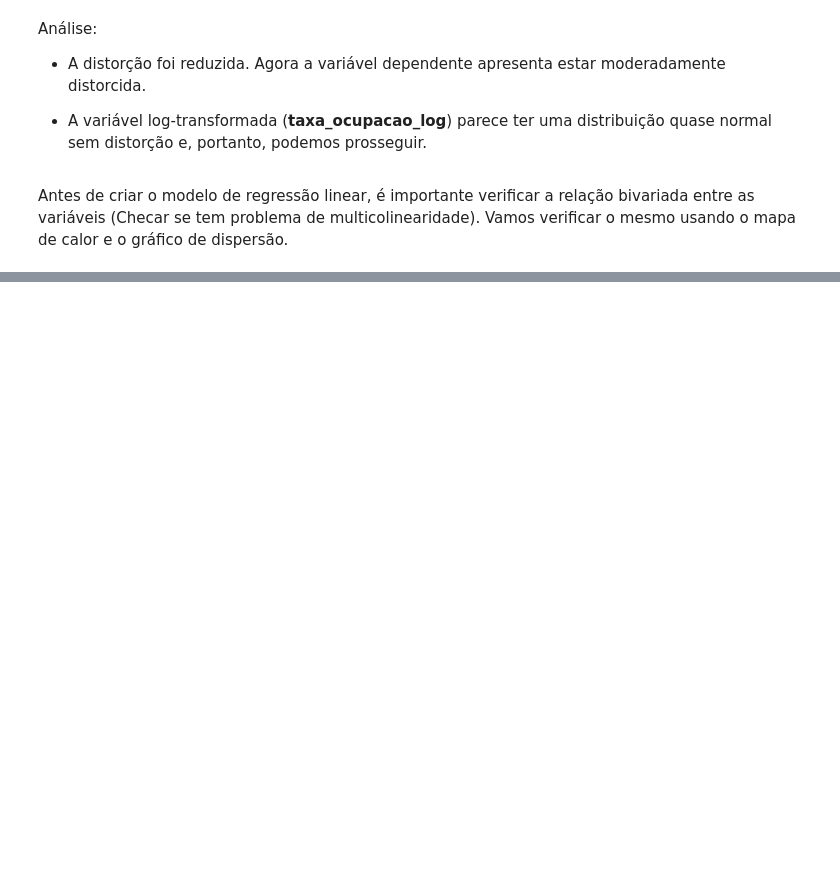
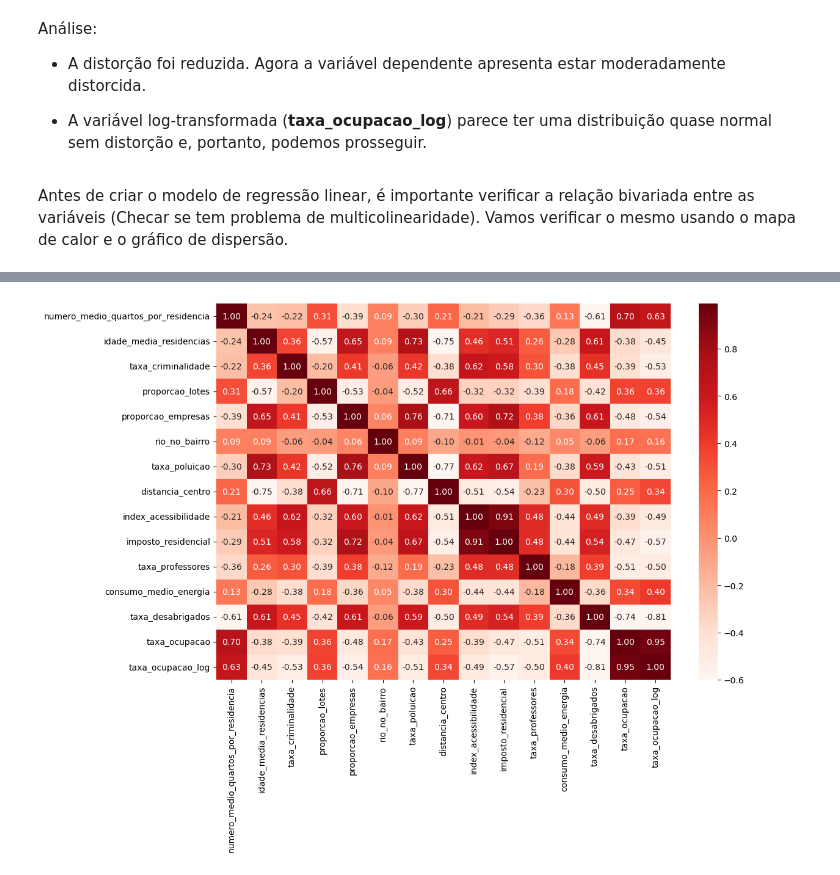
Before and after one commit to anandasouza/Aplicacao-e-Interpretacao-de-Testes-estatisticos, a Jupyter notebook: projeto.ipynb, the cells around one changed output, grey strips where cells are left out. Saved outputs shown, nothing was run; the diff lists cells and outputs as text; code cells hidden in the pictures; blank space fills up the shorter version.

```diff
--- a/projeto.ipynb
+++ b/projeto.ipynb
@@ -203,0 +236,10 @@ Antes de criar o modelo de regressão linear, é importante verificar a relaçã
+# %%
+#Tamanho da figura
+plt.figure(figsize = (12,8))
+
+#Mapa de calor
+#Estamos realizando  os valores da correlação entre 0.59 e 0.99, positivo ou negativo
+sns.heatmap(dados.corr(), annot = True, fmt = '.2f', cmap = 'Reds', vmax = .99, vmin = -0.60)
+plt.show()
+# %% [output]
+[figure, added]
```
Also changed, not shown: parts of 22 cells of this notebook.
